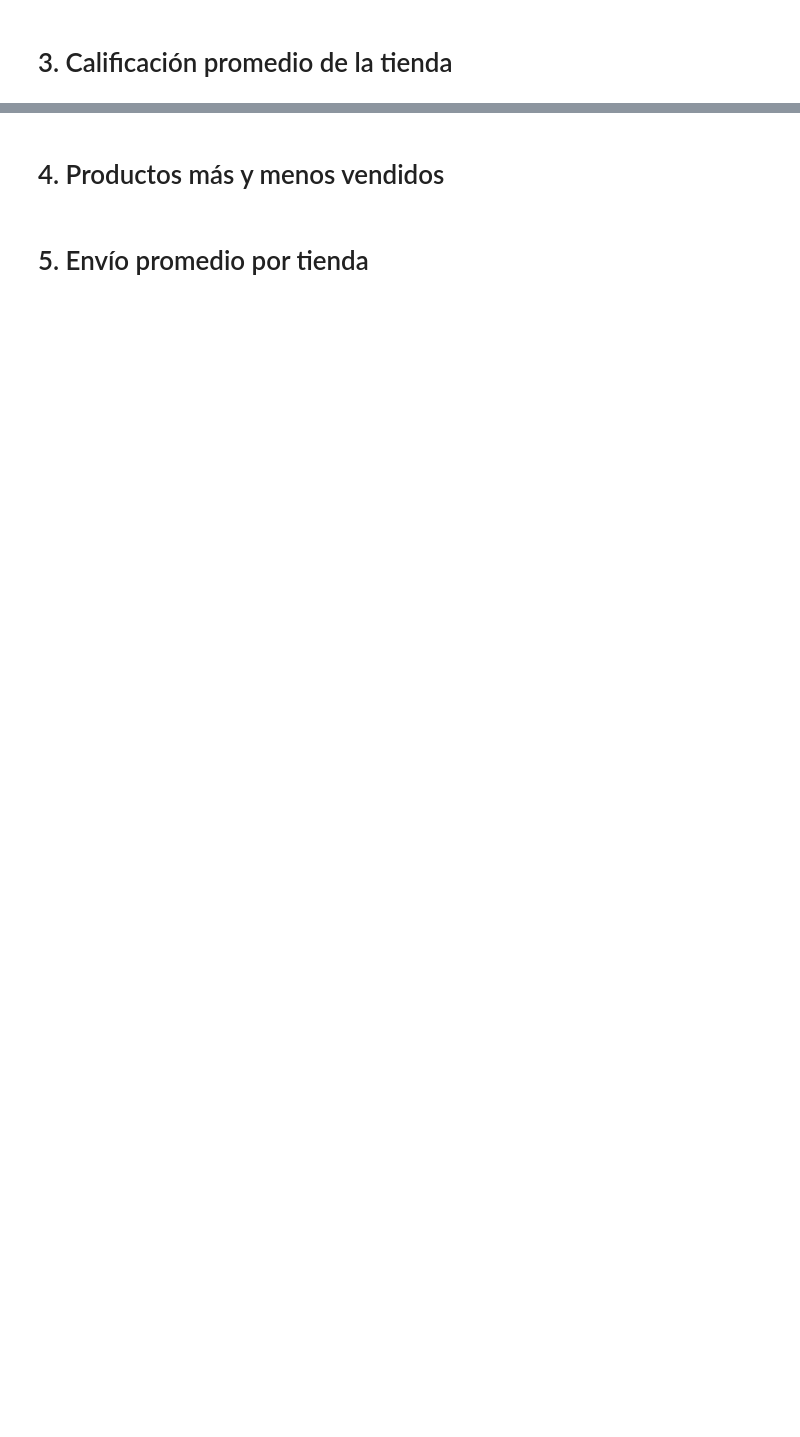
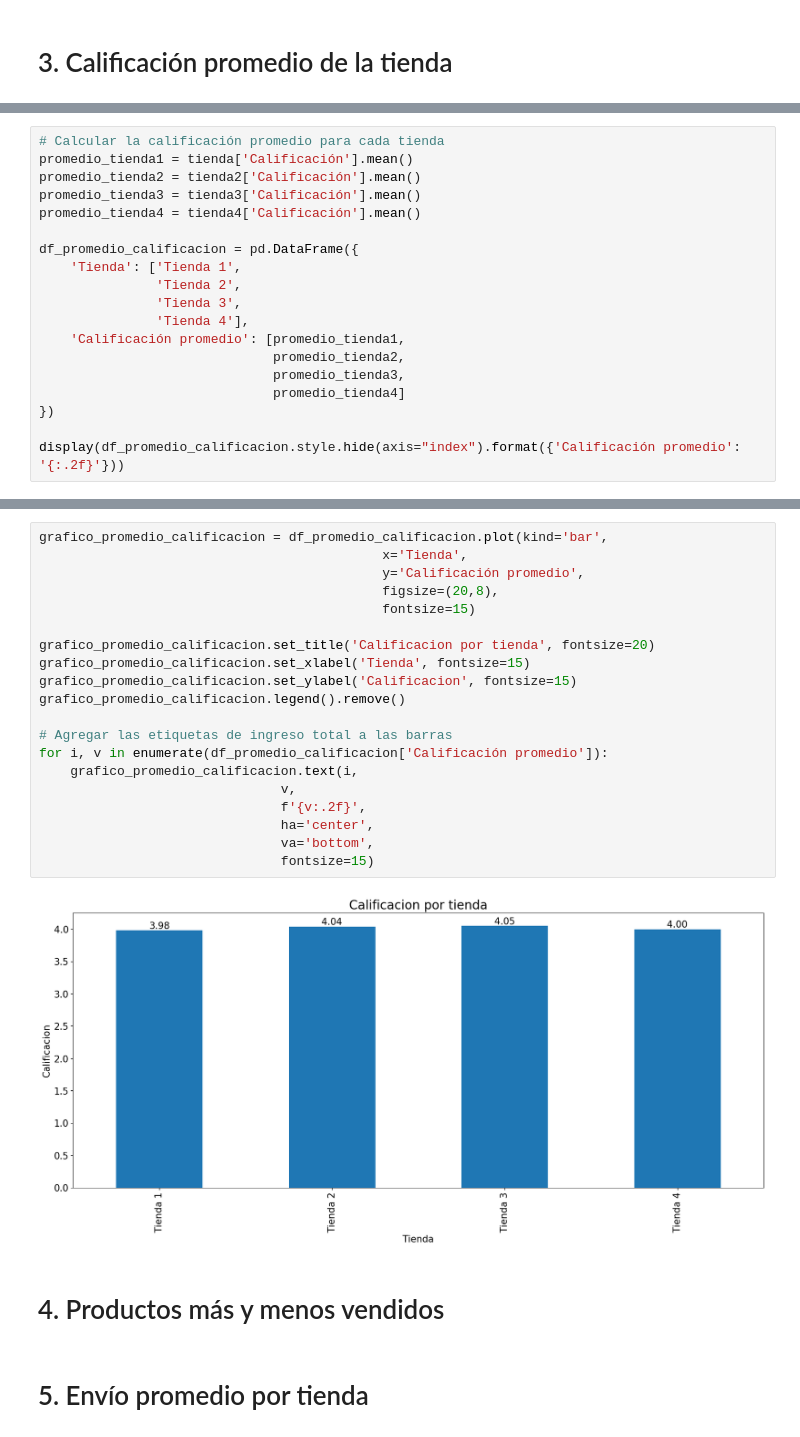
Before and after one commit to xsebet/AluraStoreLatam, a Jupyter notebook: AluraStoreLatam.ipynb, the cells around one changed output, grey strips where cells are left out. Cells and saved outputs as stored; diff of their text form; blank space fills up the shorter version.

```diff
--- a/AluraStoreLatam.ipynb
+++ b/AluraStoreLatam.ipynb
@@ -174,0 +161,19 @@ plt.show()
+# %%
+# Calcular la calificación promedio para cada tienda
+promedio_tienda1 = tienda['Calificación'].mean()
+promedio_tienda2 = tienda2['Calificación'].mean()
+promedio_tienda3 = tienda3['Calificación'].mean()
+promedio_tienda4 = tienda4['Calificación'].mean()
+
+df_promedio_calificacion = pd.DataFrame({
+    'Tienda': ['Tienda 1',
+               'Tienda 2',
+               'Tienda 3',
+               'Tienda 4'],
+    'Calificación promedio': [promedio_tienda1,
+                              promedio_tienda2,
+                              promedio_tienda3,
+                              promedio_tienda4]
+})
+
+display(df_promedio_calificacion.style.hide(axis="index").format({'Calificación promedio': '{:.2f}'}))
@@ -175,3 +186,25 @@ plt.show()
+# %%
+grafico_promedio_calificacion = df_promedio_calificacion.plot(kind='bar',
+                                            x='Tienda',
+                                            y='Calificación promedio',
+                                            figsize=(20,8),
+                                            fontsize=15)
+
+grafico_promedio_calificacion.set_title('Calificacion por tienda', fontsize=20)
+grafico_promedio_calificacion.set_xlabel('Tienda', fontsize=15)
+grafico_promedio_calificacion.set_ylabel('Calificacion', fontsize=15)
+grafico_promedio_calificacion.legend().remove()
+
+# Agregar las etiquetas de ingreso total a las barras
+for i, v in enumerate(df_promedio_calificacion['Calificación promedio']):
+    grafico_promedio_calificacion.text(i,
+                               v,
+                               f'{v:.2f}',
+                               ha='center',
+                               va='bottom',
+                               fontsize=15)
+# %% [output]
+[figure, added]
 # %% [markdown]
 # 4. Productos más y menos vendidos
 # %% [markdown]
```
Also changed, not shown: parts of 4 cells of this notebook.
